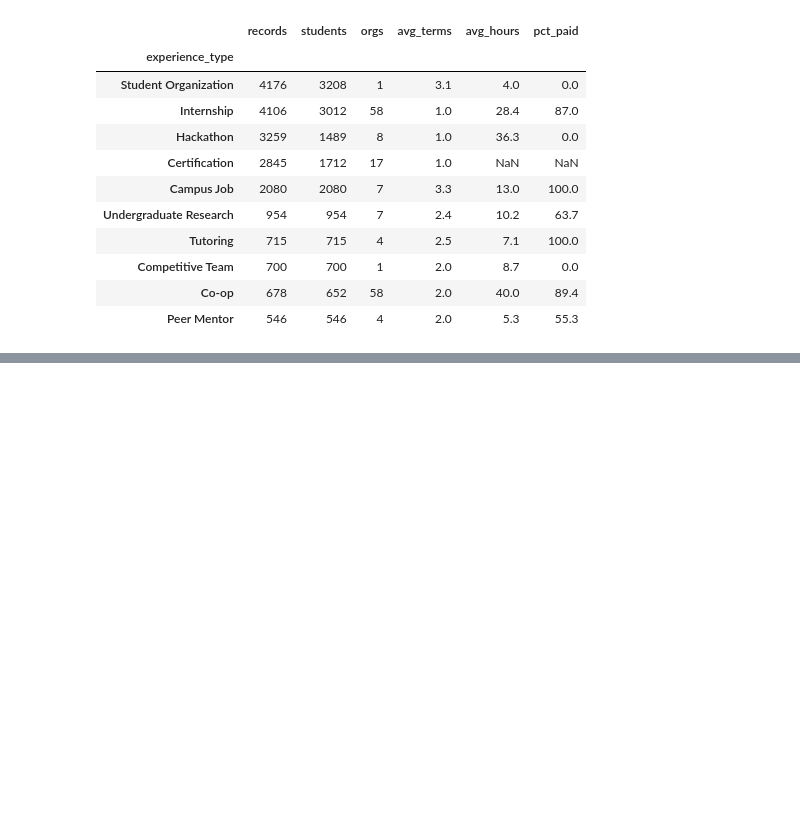
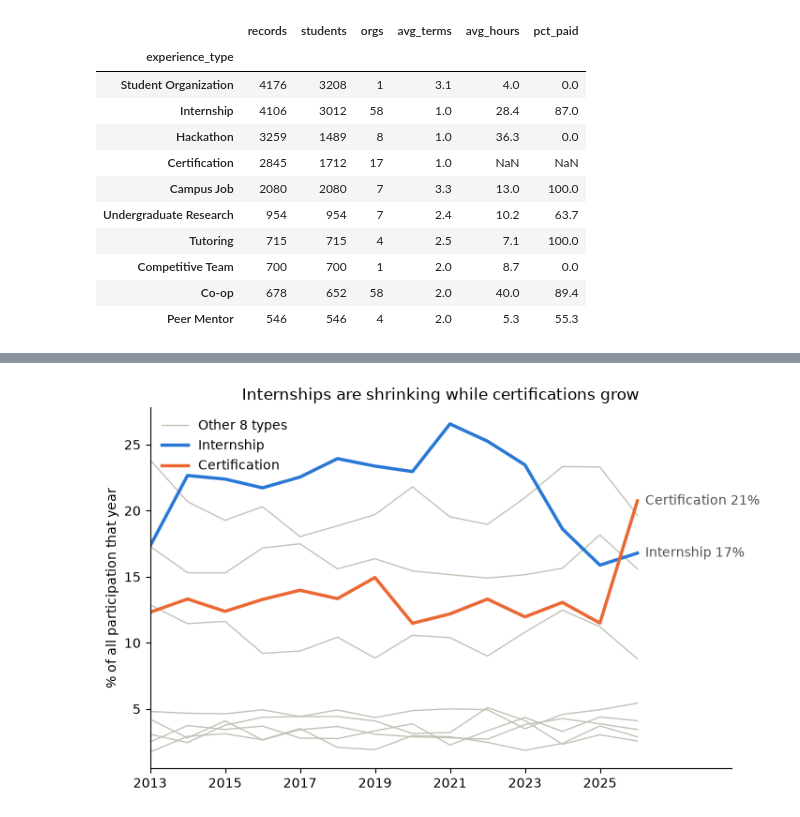
Before and after one commit to WestphalianFresco/TSWhackUMBC, a Jupyter notebook: file.ipynb, the cells around one changed output, grey strips where cells are left out. Drawn from its saved outputs; the diff is of its cells as text; code cells hidden in the pictures; blank space fills up the shorter version.

```diff
--- a/file.ipynb
+++ b/file.ipynb
@@ -90,0 +105,25 @@ plt.show()
+# %%
+# Chart: share of all participation by experience type per year, from the continuous aggregate experience_yearly (line chart)
+# the aggregate is pre-computed inside Tiger Data, so this reads a few hundred summary rows instead of every activity row
+yearly = pd.read_sql("""
+    SELECT extract(year FROM year)::int AS year, experience_type, sum(records) AS records
+    FROM experience_yearly WHERE year >= '2013-01-01'
+    GROUP BY 1, 2""", engine)
+shareByYear = yearly.pivot(index="year", columns="experience_type", values="records")
+shareByYear = shareByYear.div(shareByYear.sum(axis=1), axis=0) * 100
+highlight = {"Internship": "#2a78d6", "Certification": "#eb6834"}
+
+fig, ax = plt.subplots(figsize=(8, 5))
+for i, t in enumerate(shareByYear.columns.drop(list(highlight))):
+    ax.plot(shareByYear.index, shareByYear[t], color="#c3c2b7", linewidth=1, label="Other 8 types" if i == 0 else None)
+for t, color in highlight.items():
+    ax.plot(shareByYear.index, shareByYear[t], color=color, linewidth=2.5, label=t)
+    ax.annotate(f"{t} {shareByYear[t].iloc[-1]:.0f}%", (shareByYear.index[-1], shareByYear[t].iloc[-1]),
+                xytext=(6, 0), textcoords="offset points", va="center", color="#52514e")
+ax.set(xlim=(shareByYear.index[0], shareByYear.index[-1] + 2.5), xticks=shareByYear.index[::2],
+       ylabel="% of all participation that year", title="Internships are shrinking while certifications grow")
+ax.legend(loc="upper left", frameon=False)
+ax.spines[["top", "right"]].set_visible(False)
+plt.show()
+# %% [output]
+[figure, added]
```
Also changed, not shown: parts of 20 cells of this notebook, 4 other files.
